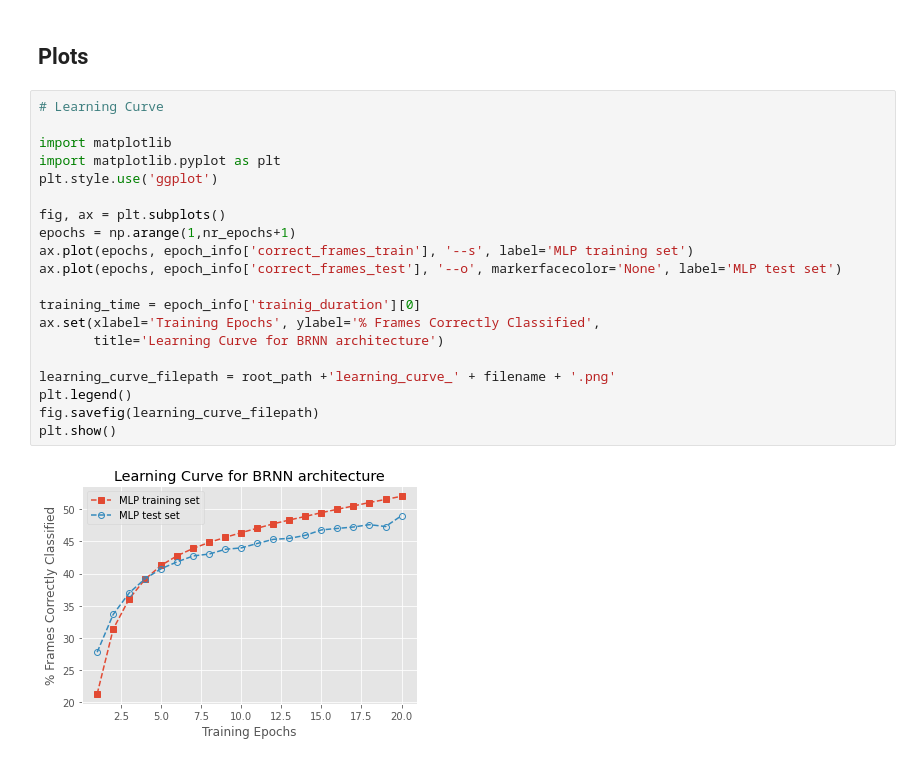
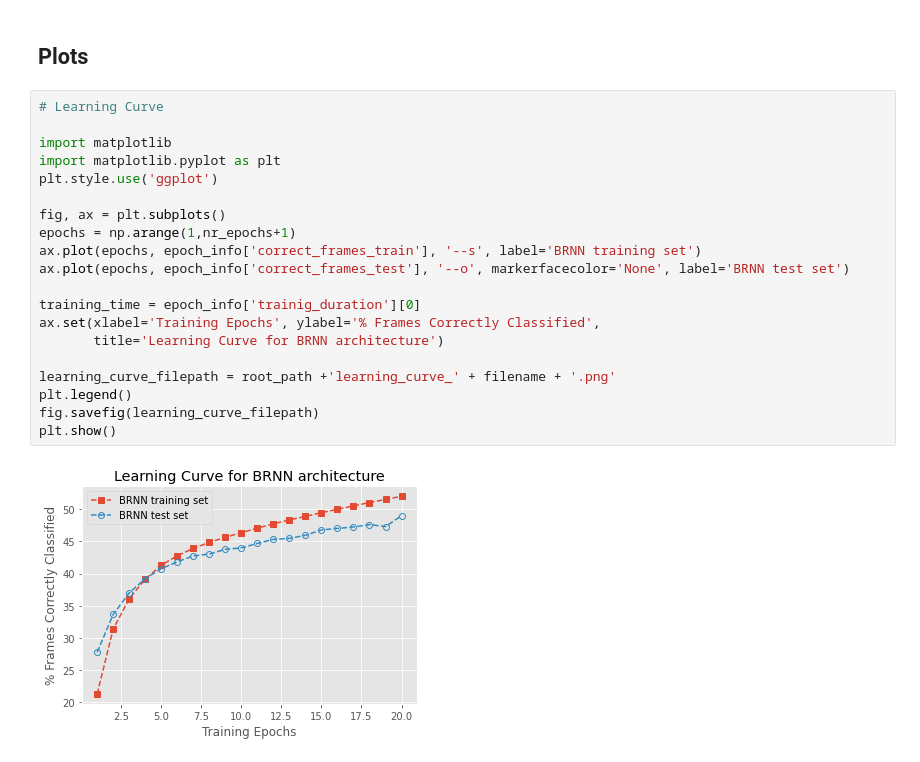
Before and after one commit to cristinakuo/thesis-pre-research, a Jupyter notebook: BRNN_experiment.ipynb, the cells around one changed output. Drawn from its saved outputs; the diff is of its cells as text.

Commit message:
fix plot labels

```diff
--- a/BRNN_experiment.ipynb
+++ b/BRNN_experiment.ipynb
@@ -416,22 +416,22 @@ evaluate_model(model, x_test, y_test)
 # %%
 # Learning Curve
 
 import matplotlib
 import matplotlib.pyplot as plt
 plt.style.use('ggplot')
 
 fig, ax = plt.subplots()
 epochs = np.arange(1,nr_epochs+1)
-ax.plot(epochs, epoch_info['correct_frames_train'], '--s', label='MLP training set')
-ax.plot(epochs, epoch_info['correct_frames_test'], '--o', markerfacecolor='None', label='MLP test set')
+ax.plot(epochs, epoch_info['correct_frames_train'], '--s', label='BRNN training set')
+ax.plot(epochs, epoch_info['correct_frames_test'], '--o', markerfacecolor='None', label='BRNN test set')
 
 training_time = epoch_info['trainig_duration'][0]
 ax.set(xlabel='Training Epochs', ylabel='% Frames Correctly Classified',
        title='Learning Curve for BRNN architecture')
 
 learning_curve_filepath = root_path +'learning_curve_' + filename + '.png'
 plt.legend()
 fig.savefig(learning_curve_filepath)
 plt.show()
 # %% [output]
-[figure, old version]
+[figure, new version]
```
